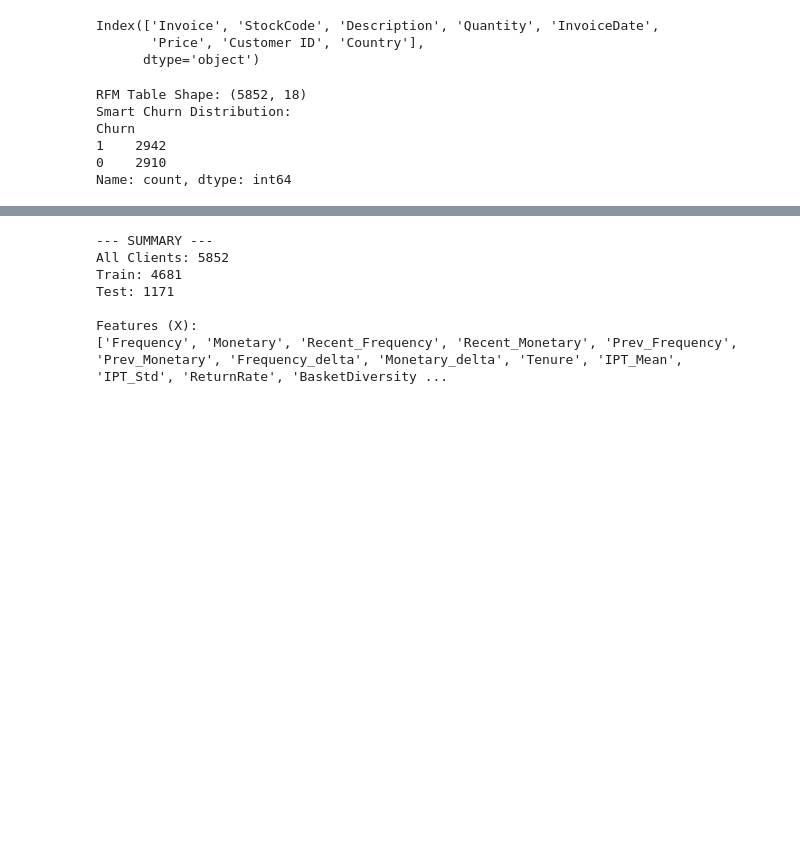
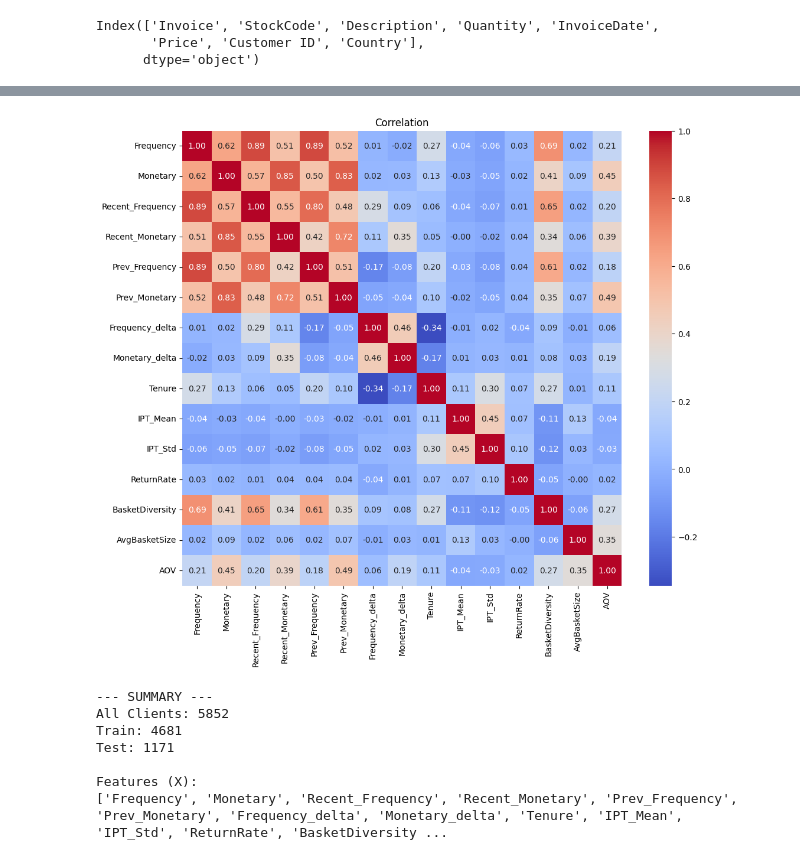
Before and after one commit to NovyQuant/Retention-Analysis-Churn-Risk-Scoring-System, a Jupyter notebook: Retention-Analysis.ipynb, the cells around one changed output, grey strips where cells are left out. Cells and saved outputs as stored; diff of their text form; code cells hidden in the pictures; blank space fills up the shorter version.

```diff
--- a/Retention-Analysis.ipynb
+++ b/Retention-Analysis.ipynb
@@ -66,6 +67,7 @@ rfm = rfm.join(recent_metrics).join(prev_metrics).fillna(0)
 rfm["Frequency_delta"] = (rfm["Recent_Frequency"] + 1) / (rfm["Prev_Frequency"] + 1)
 rfm["Monetary_delta"] = (rfm["Recent_Monetary"] + 1) / (rfm["Prev_Monetary"] + 1)
 # %%
+# STEP 2: Feature Engineering
 # A. Tenure (Days since first purchase)
 tenure = data.groupby('Customer ID')['InvoiceDate'].min().reset_index()
 tenure['Tenure'] = (snapshot_date - tenure['InvoiceDate']).dt.days
@@ -105,19 +107,14 @@ rfm['AOV'] = rfm['Monetary'] / (rfm['Frequency'] + 1)
 rfm['Churn_Threshold'] = rfm['IPT_Mean'] * 3
 rfm['Churn_Threshold'] = rfm['Churn_Threshold'].clip(lower=90)
 
-# Define Churn: Has it been longer than their personal threshold?
+# Define Churn:
 # 1 = Left, 0 = Stayed
 rfm['Churn'] = (rfm['Recency'] > rfm['Churn_Threshold']).astype(int)
 
-# --- VERIFICATION ---
-print("RFM Table Shape:", rfm.shape)
-print("Smart Churn Distribution:")
-print(rfm['Churn'].value_counts())
-display(rfm.head())
+# Correlation
+plt.figure(figsize=(12, 10))
+correlation = X.corr()
+sns.heatmap(correlation, annot=True, fmt=".2f", cmap='coolwarm')
+plt.title("Correlation")
+plt.show()
 # %% [output]
-RFM Table Shape: (5852, 18)
-Smart Churn Distribution:
-Churn
-1    2942
-0    2910
-Name: count, dtype: int64
@@ -131 +121,2 @@ Name: count, dtype: int64
+[figure, added]
 # %%
```
Also changed, not shown: parts of 12 cells of this notebook.
